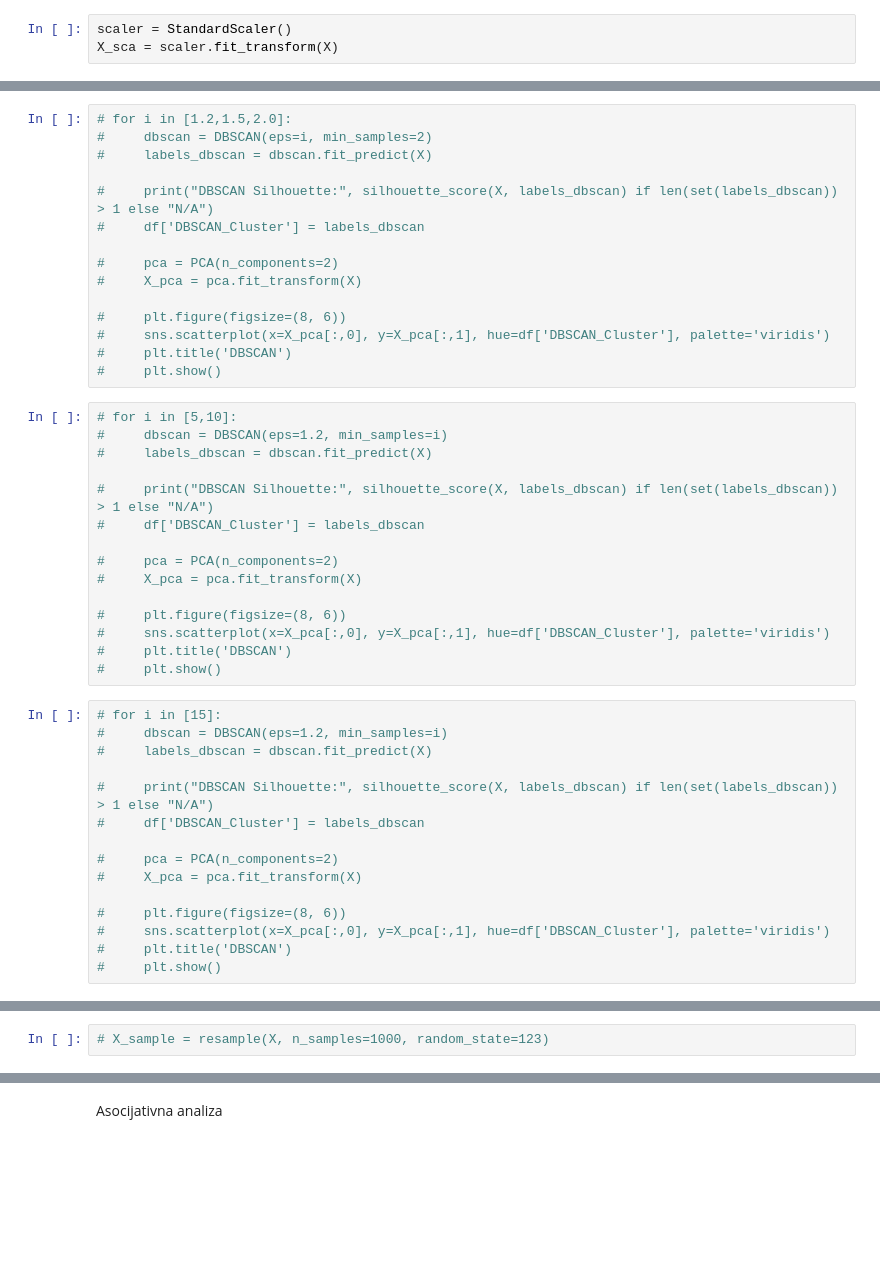
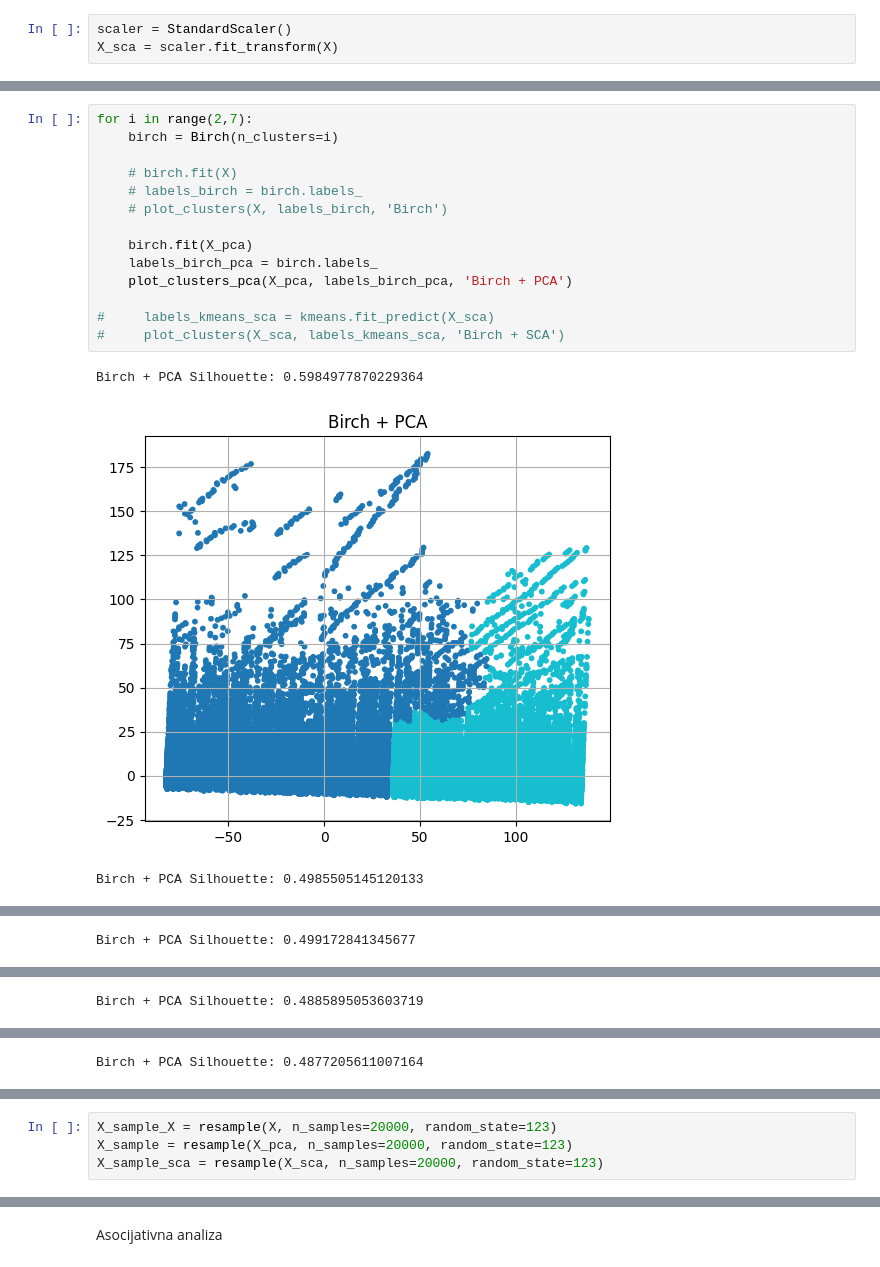
Before and after one commit to NikolaDjajic/Diplomski, a Jupyter notebook: clickstream_clustering.ipynb, the cells around one changed output, grey strips where cells are left out. Cells and saved outputs as stored; diff of their text form; blank space fills up the shorter version.

```diff
--- a/clickstream_clustering.ipynb
+++ b/clickstream_clustering.ipynb
@@ -167,45 +171,18 @@ STARI KOD
-# %%
-# for i in [1.2,1.5,2.0]:
-#     dbscan = DBSCAN(eps=i, min_samples=2)
-#     labels_dbscan = dbscan.fit_predict(X)
-
-#     print("DBSCAN Silhouette:", silhouette_score(X, labels_dbscan) if len(set(labels_dbscan)) > 1 else "N/A")
-#     df['DBSCAN_Cluster'] = labels_dbscan
-
-#     pca = PCA(n_components=2)
-#     X_pca = pca.fit_transform(X)
-
-#     plt.figure(figsize=(8, 6))
-#     sns.scatterplot(x=X_pca[:,0], y=X_pca[:,1], hue=df['DBSCAN_Cluster'], palette='viridis')
-#     plt.title('DBSCAN')
-#     plt.show()
-# %%
-# for i in [5,10]:
-#     dbscan = DBSCAN(eps=1.2, min_samples=i)
-#     labels_dbscan = dbscan.fit_predict(X)
-
-#     print("DBSCAN Silhouette:", silhouette_score(X, labels_dbscan) if len(set(labels_dbscan)) > 1 else "N/A")
-#     df['DBSCAN_Cluster'] = labels_dbscan
-
-#     pca = PCA(n_components=2)
-#     X_pca = pca.fit_transform(X)
-
-#     plt.figure(figsize=(8, 6))
-#     sns.scatterplot(x=X_pca[:,0], y=X_pca[:,1], hue=df['DBSCAN_Cluster'], palette='viridis')
-#     plt.title('DBSCAN')
-#     plt.show()
-# %%
-# for i in [15]:
-#     dbscan = DBSCAN(eps=1.2, min_samples=i)
-#     labels_dbscan = dbscan.fit_predict(X)
-
-#     print("DBSCAN Silhouette:", silhouette_score(X, labels_dbscan) if len(set(labels_dbscan)) > 1 else "N/A")
-#     df['DBSCAN_Cluster'] = labels_dbscan
-
-#     pca = PCA(n_components=2)
-#     X_pca = pca.fit_transform(X)
-
-#     plt.figure(figsize=(8, 6))
-#     sns.scatterplot(x=X_pca[:,0], y=X_pca[:,1], hue=df['DBSCAN_Cluster'], palette='viridis')
-#     plt.title('DBSCAN')
-#     plt.show()
+# %%
+for i in range(2,7):
+    birch = Birch(n_clusters=i)
+
+    # birch.fit(X)
+    # labels_birch = birch.labels_
+    # plot_clusters(X, labels_birch, 'Birch')
+
+    birch.fit(X_pca)
+    labels_birch_pca = birch.labels_
+    plot_clusters_pca(X_pca, labels_birch_pca, 'Birch + PCA')
+
+#     labels_kmeans_sca = kmeans.fit_predict(X_sca)
+#     plot_clusters(X_sca, labels_kmeans_sca, 'Birch + SCA')
+# %% [output]
+Birch + PCA Silhouette: 0.5984977870229364
+[figure, added]
+Birch + PCA Silhouette: 0.4985505145120133
@@ -211,0 +190 @@ STARI KOD
+Birch + PCA Silhouette: 0.499172841345677
@@ -211,0 +192 @@ STARI KOD
+Birch + PCA Silhouette: 0.4885895053603719
@@ -211,0 +194 @@ STARI KOD
+Birch + PCA Silhouette: 0.4877205611007164
@@ -212,3 +196,5 @@ STARI KOD
 # %%
-# X_sample = resample(X, n_samples=1000, random_state=123)
+X_sample_X = resample(X, n_samples=20000, random_state=123)
+X_sample = resample(X_pca, n_samples=20000, random_state=123)
+X_sample_sca = resample(X_sca, n_samples=20000, random_state=123)
 # %%
```
Also changed, not shown: parts of 18 cells of this notebook, 1 other file.
